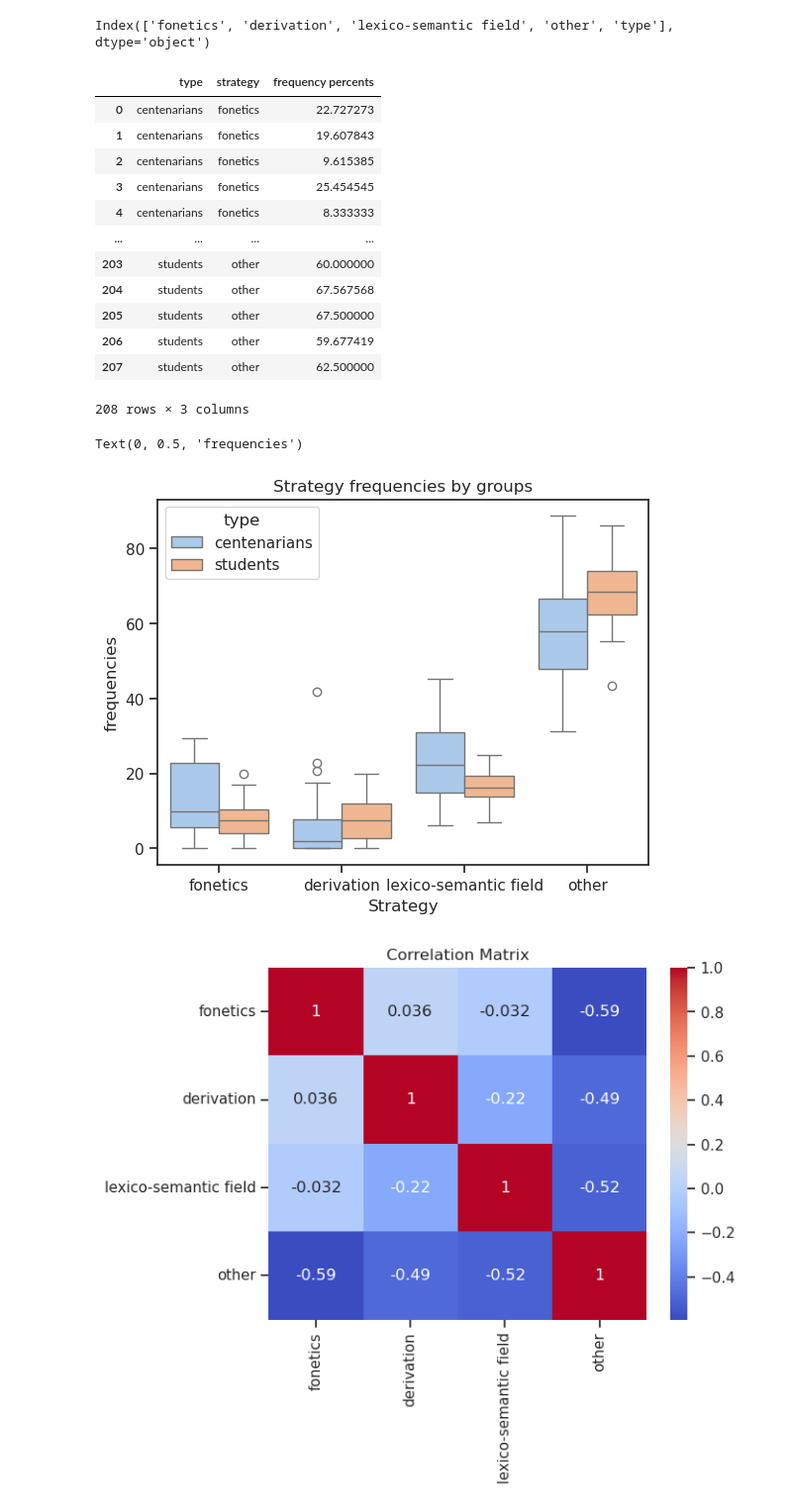
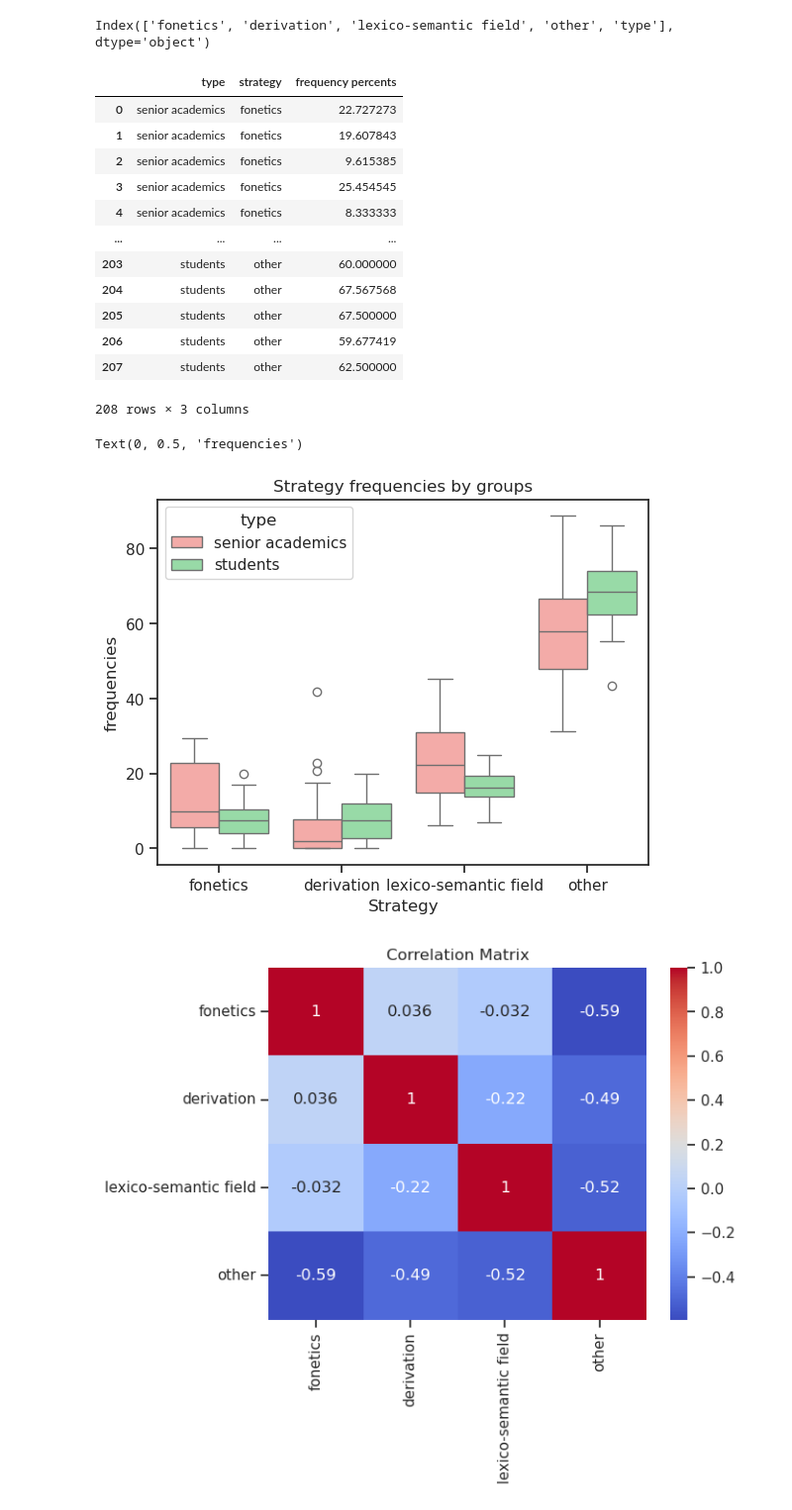
Before and after one commit to Aryunaa/Linguistics, a Jupyter notebook: pos_febr/analysis.ipynb, the cells around one changed output. Shown at 99% size. Cells and saved outputs as stored; diff of their text form; code cells hidden in the pictures.

```diff
--- a/pos_febr/analysis.ipynb
+++ b/pos_febr/analysis.ipynb
@@ -76,7 +77,7 @@ dolgolets.loc[(dolgolets['ID']=='pr_L_1') & (dolgolets['Стратегия']=='9
 # %%
 dolgolets = dolgolets[students.columns]
 # %%
-dolgolets['type'] = 'centenarians'
+dolgolets['type'] = 'senior academics'
 students['type'] = 'students'
 # %%
 dolgolets.head()
@@ -432,11 +433,11 @@ df_melted = data_whole.melt(
 df_melted
 # %% [output]
 |  | type | strategy | frequency percents |
-| 0 | centenarians | fonetics | 22.727273 |
-| 1 | centenarians | fonetics | 19.607843 |
-| 2 | centenarians | fonetics | 9.615385 |
-| 3 | centenarians | fonetics | 25.454545 |
-| 4 | centenarians | fonetics | 8.333333 |
+| 0 | senior academics | fonetics | 22.727273 |
+| 1 | senior academics | fonetics | 19.607843 |
+| 2 | senior academics | fonetics | 9.615385 |
+| 3 | senior academics | fonetics | 25.454545 |
+| 4 | senior academics | fonetics | 8.333333 |
 | ... | ... | ... | ... |
 | 203 | students | other | 60.000000 |
 | 204 | students | other | 67.567568 |
@@ -446,14 +447,14 @@ df_melted
 208 rows × 3 columns
 # %%
 sns.set_theme(style="ticks", palette="pastel")
-sns.boxplot(df_melted, x='strategy', y = 'frequency percents', hue = 'type').set(title='Strategy frequencies by groups')
+sns.boxplot(df_melted, x='strategy', y = 'frequency percents', hue = 'type', palette={'senior academics':'r', 'students':'g'}).set(title='Strategy frequencies by groups')
 
 #modify axis labels
 plt.xlabel('Strategy')
 plt.ylabel('frequencies')
 # %% [output]
 Text(0, 0.5, 'frequencies')
-[figure, old version]
+[figure, new version]
 # %%
 # возможная связь стратегий
 corr_matrix = X.corr()
```
Also changed, not shown: parts of 10 cells of this notebook, 3 other files.
